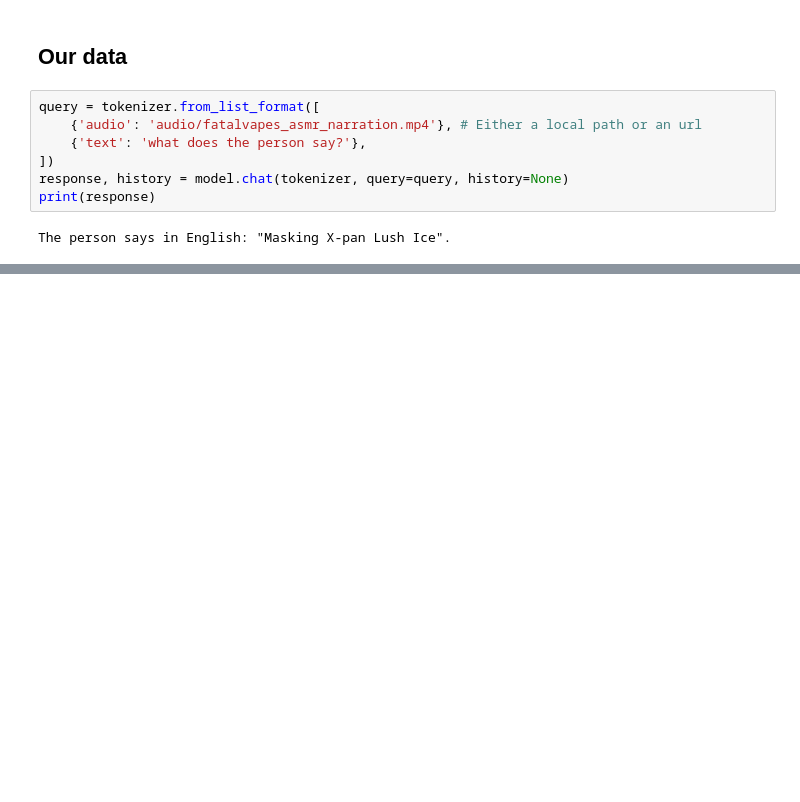
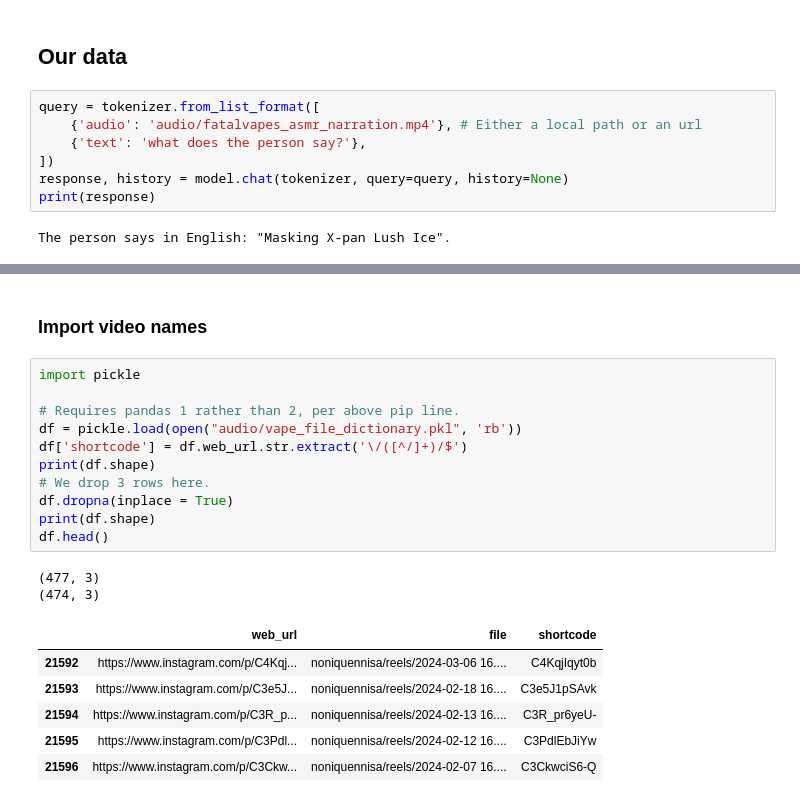
Before and after one commit to e-cigarette-marketing-ml/vaping-gpt, a Jupyter notebook: audio-qwen.ipynb, the cells around one changed output, grey strips where cells are left out. Cells and saved outputs as stored; diff of their text form; blank space fills up the shorter version.

```diff
--- a/audio-qwen.ipynb
+++ b/audio-qwen.ipynb
@@ -50,0 +132,22 @@ gen: 100%
+# %% [markdown]
+### Import video names
+# %%
+import pickle
+
+# Requires pandas 1 rather than 2, per above pip line.
+df = pickle.load(open("audio/vape_file_dictionary.pkl", 'rb'))
+df['shortcode'] = df.web_url.str.extract('\/([^/]+)/$')
+print(df.shape)
+# We drop 3 rows here.
+df.dropna(inplace = True)
+print(df.shape)
+df.head()
+# %% [output]
+(477, 3)
+(474, 3)
+|  | web_url | file | shortcode |
+| 21592 | https://www.instagram.com/p/C4Kqj... | noniquennisa/reels/2024-03-06 16.... | C4KqjIqyt0b |
+| 21593 | https://www.instagram.com/p/C3e5J... | noniquennisa/reels/2024-02-18 16.... | C3e5J1pSAvk |
+| 21594 | https://www.instagram.com/p/C3R_p... | noniquennisa/reels/2024-02-13 16.... | C3R_pr6yeU- |
+| 21595 | https://www.instagram.com/p/C3Pdl... | noniquennisa/reels/2024-02-12 16.... | C3PdlEbJiYw |
+| 21596 | https://www.instagram.com/p/C3Ckw... | noniquennisa/reels/2024-02-07 16.... | C3CkwciS6-Q |
```
Also changed, not shown: parts of 22 cells of this notebook.
